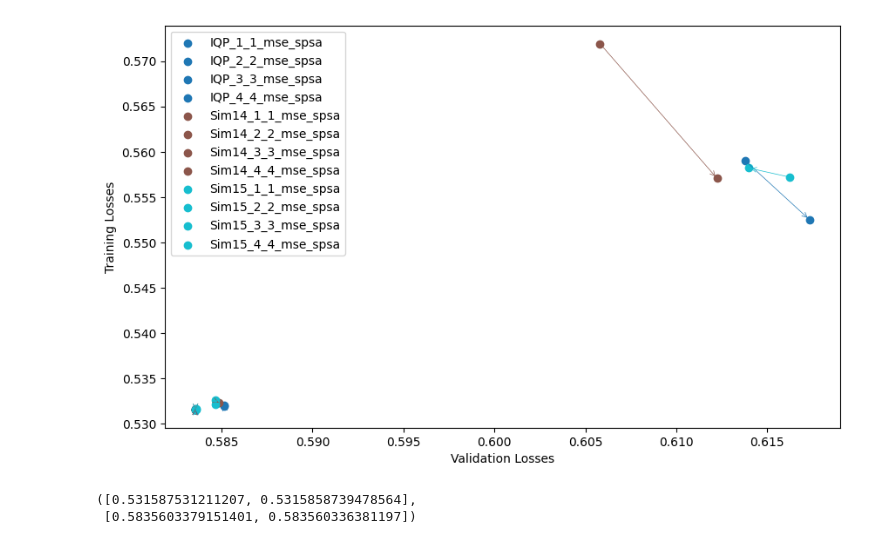
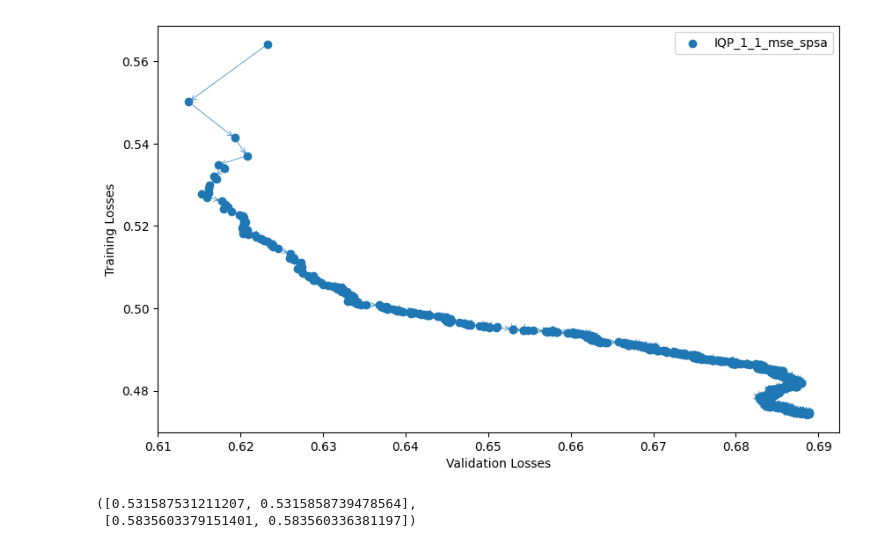
Before and after one commit to henry-dev-atkins/QNLP_MasterWork, a Jupyter notebook: OptimiseMLTechniques.ipynb, the cells around one changed output. Saved outputs shown, nothing was run; the diff lists cells and outputs as text; code cells hidden in the pictures.

Commit message:
Models still dont converge

```diff
--- a/OptimiseMLTechniques.ipynb
+++ b/OptimiseMLTechniques.ipynb
@@ -57,6 +57,11 @@ def DimReduceByPCA(input_array, new_dims):
 
 def dimensionality_reduction(embedder, unique_word_list):
     #Making a dict of words as keys do our dimensionality vectors: {word: {dim_method : vector}}
+
+    """
+    THIS IS INCORRECT, UNHASH END!
+    """
+
     corpus_array = np.zeros(shape=(len(unique_word_list), 384))
     word_vector_dict = {}
     for i, word in enumerate(unique_word_list):
@@ -73,6 +78,7 @@ def dimensionality_reduction(embedder, unique_word_list):
 
 embedder = SentenceTransformer('paraphrase-MiniLM-L6-v2')
 word_vector_dict = dimensionality_reduction(embedder, unique_word_list)
+#word_vector_dict
 # %%
 def retrive_nth_rows_sentences(data, row1, row2=None):
     if not row2:
@@ -352,17 +331,19 @@ def run_quantum_trainer(model_type, ansatz, loss_function, optimizer, optim_hype
 
     return model_params, training_losses, validation_losses
 # %%
+EPOCHS = 2000
+
 ansatz_param_config = {
-    #'1_1':{AtomicType.NOUN: 1, AtomicType.SENTENCE: 1},
-    '2_1':{AtomicType.NOUN: 2, AtomicType.SENTENCE: 1},
+    '1_1':{AtomicType.NOUN: 1, AtomicType.SENTENCE: 1},
+    #'2_1':{AtomicType.NOUN: 2, AtomicType.SENTENCE: 1},
     #'3_3':{AtomicType.NOUN: 3, AtomicType.SENTENCE: 3},
     #'4_1':{AtomicType.NOUN: 4, AtomicType.SENTENCE: 1},
-}
+    }
 
 optimizer_param_config = {
-       '0.1_0.01_'+str(0.01*EPOCHS): {'a': 0.075, 'c': 0.001, 'A':0.01*EPOCHS},
+       '0.1_0.01_'+str(0.01*EPOCHS): {'a': 0.75, 'c': 0.01, 'A':0.01*EPOCHS},
        #'4_2_'+str(0.01*EPOCHS): {'a': 4, 'c': 2, 'A':0.01*EPOCHS}
-}
+    }
 
 ansatz_config = {
         'IQP': IQPAnsatz,
@@ -455,11 +403,12 @@ for ansatz_name, ansatz in ansatz_config.items():
     for ansatz_param_name, ansatz_param in ansatz_param_config.items():
         for loss_name, loss_function in loss_function_config.items():
             for optimizer_name, optimizer in optimizer_config.items():
-                model_type = 'random'  # You can change this based on your actual model types
-                model_params, training_losses, validation_losses = run_quantum_trainer(model_type, ansatz(ansatz_param, n_layers=1), loss_function, optimizer, EPOCHS, BATCH_SIZE, SEED, "text")
+                for o_param_name, o_param in optimizer_param_config.items():
+                    model_type = 'random'  # You can change this based on your actual model types
+                    model_params, training_losses, validation_losses = run_quantum_trainer('random', ansatz(ansatz_param, n_layers = 1), loss_function, optimizer, o_param, EPOCHS, BATCH_SIZE, SEED, "text")
 
-                # Store the data for each model in a tuple
-                data_list.append((validation_losses, training_losses, f"{ansatz_name}_{ansatz_param_name}_{loss_name}_{optimizer_name}"))
+                    # Store the data for each model in a tuple
+                    data_list.append((validation_losses, training_losses, f"{ansatz_name}_{ansatz_param_name}_{loss_name}_{optimizer_name}"))
 
 # Plotting the scatter plot with arrows connecting the points
 fig, ax = plt.subplots(figsize=(10, 6))
@@ -476,34 +425,34 @@ for i, (val_costs, train_costs, label) in enumerate(data_list):
     ansatz_name = label.split('_')[0]
 
     # If the ansatz is not already in the color map, add it with a new shade
     if ansatz_name not in ansatz_color_map:
         ansatz_color_map[ansatz_name] = cmap(len(ansatz_color_map))
 
     # Get the color for the current ansatz
     color = ansatz_color_map[ansatz_name]
 
     # Plot the validation losses with arrows connecting the points
     for j in range(len(val_costs) - 1):
         ax.annotate("", xy=(val_costs[j + 1], train_costs[j + 1]), xytext=(val_costs[j], train_costs[j]),
                     arrowprops=dict(arrowstyle="->", color=color, lw=0.5))
 
 # Plot the scatter plot for each model
 for i, (val_costs, train_costs, label) in enumerate(data_list):
     # Get the ansatz name from the label
     ansatz_name = label.split('_')[0]
 
     # Get the color for the current ansatz
     color = ansatz_color_map[ansatz_name]
 
     ax.scatter(val_costs, train_costs, c=color, cmap='Oranges_r', label=label)
 
 # Add labels and legend
 ax.set_xlabel('Validation Losses')
 ax.set_ylabel('Training Losses')
 ax.legend()
 plt.show()
 # %% [output]
-[figure, old version]
+[figure, new version]
 # %%
 train_costs, val_costs
 # %% [output]
```
Also changed, not shown: parts of 8 cells of this notebook, 19 other files.
